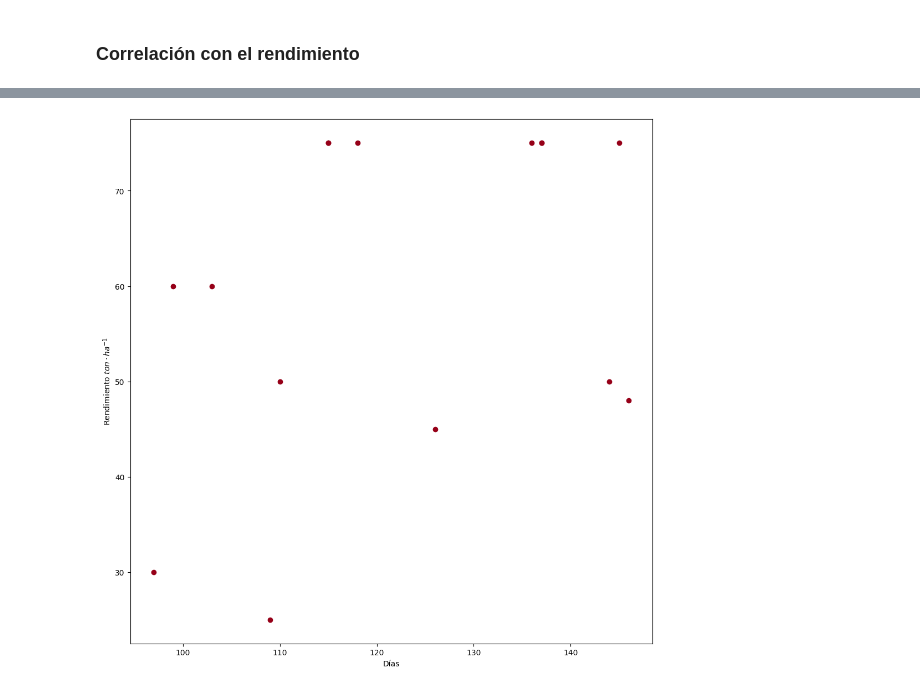
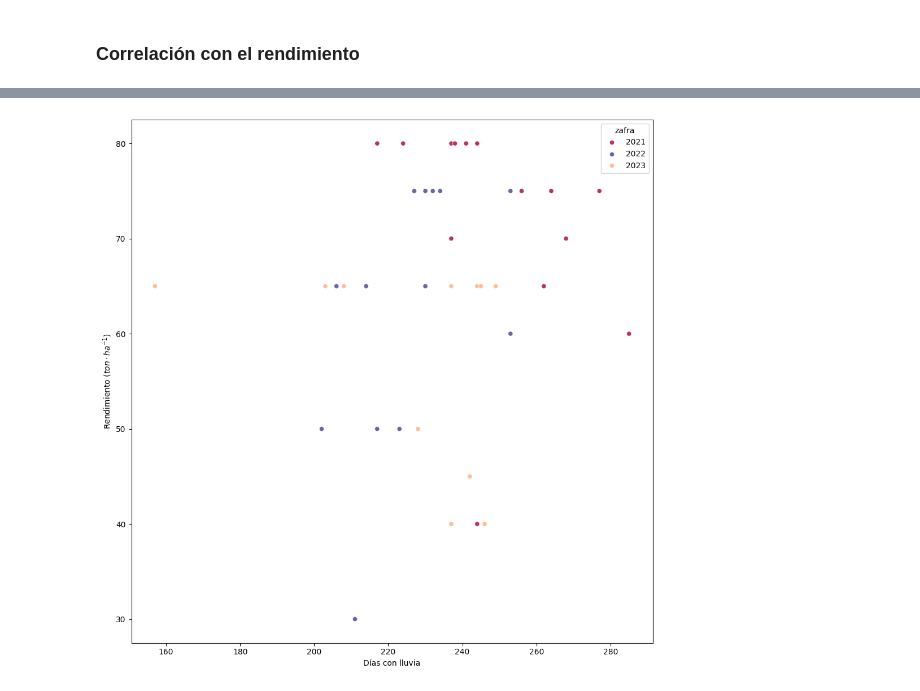
Before and after one commit to VivaldoGP/Tesis, a Jupyter notebook: results/histogramas/Histogramas.ipynb, the cells around one changed output, grey strips where cells are left out. Drawn from its saved outputs; the diff is of its cells as text; code cells hidden in the pictures.

```diff
--- a/results/histogramas/Histogramas.ipynb
+++ b/results/histogramas/Histogramas.ipynb
@@ -60,6 +103,16 @@ z22_yield = r'../../results/yield_data/data/zafra22_modelado.csv'
 # %%
+z21_df = pd.read_csv(z21_yield)
 z22_df = pd.read_csv(z22_yield)
+z23_df = pd.read_csv(z23_yield)
 # %%
-z22_df_full = pd.merge(hist_df[['Parcela', 'Lluvia', 'No_lluvia']], z22_df[['parcela', 'rendimiento']], left_on='Parcela', right_on='parcela')
+z21_df_full = pd.merge(hist_df_21[['Parcela', 'Lluvia', 'No_lluvia', 'zafra']], z21_df[['parcela', 'rendimiento']], left_on='Parcela', right_on='parcela')
+z22_df_full = pd.merge(hist_df_22[['Parcela', 'Lluvia', 'No_lluvia', 'zafra']], z22_df[['parcela', 'rendimiento']], left_on='Parcela', right_on='parcela')
+z23_df_full = pd.merge(hist_df_23[['Parcela', 'Lluvia', 'No_lluvia', 'zafra']], z23_df[['parcela', 'rendimiento']], left_on='Parcela', right_on='parcela')
+# %%
+z21_df_full.drop(z21_df_full[z21_df_full['parcela'] == 4].index, inplace=True)
+z23_df_full.drop(z23_df_full[z23_df_full['parcela'] == 1].index, inplace=True)
+z23_df_full.drop(z23_df_full[z23_df_full['parcela'] == 6].index, inplace=True)
+z23_df_full.drop(z23_df_full[z23_df_full['parcela'] == 14].index, inplace=True)
+z23_df_full.drop(z23_df_full[z23_df_full['parcela'] == 16].index, inplace=True)
 # %%
-z22_df_full.corr()
+z_full = pd.concat([z21_df_full, z22_df_full, z23_df_full])
@@ -73,10 +149,10 @@ z22_df_full.corr()
 # %%
 plt.figure(figsize=(10, 10))
-plt.scatter(z22_df_full['No_lluvia'], z22_df_full['rendimiento'], color=(150/255, 0, 24/255))
+sns.scatterplot(data=z_full, x='Lluvia', y='rendimiento', hue='zafra', palette=sns.color_palette(['#BE3455', '#6667AB', '#FFBE98']))
 plt.tight_layout()
-plt.xlabel('Días')
-plt.ylabel('Rendimiento $ton \cdot ha^{-1}$')
-plt.savefig('../../tesis_img/sueltas/dias_no_lluvia_rendimiento_22.pdf', dpi=100)
+plt.xlabel('Días con lluvia')
+plt.ylabel('Rendimiento ($ton \cdot ha^{-1}$)')
+plt.savefig('../../tesis_img/sueltas/dias_lluvia_rendimiento_all.pdf', dpi=150)
 plt.show()
 # %% [output]
-[figure, old version]
+[figure, new version]
```
Also changed, not shown: parts of 10 cells of this notebook, 1 other file.
